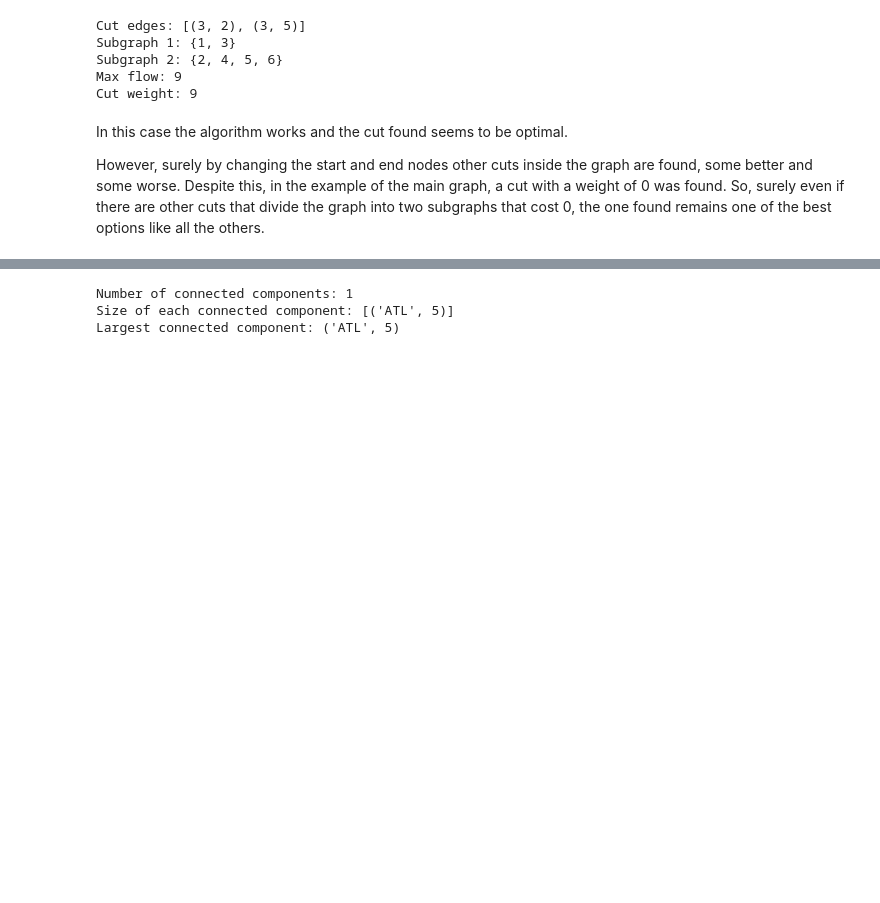
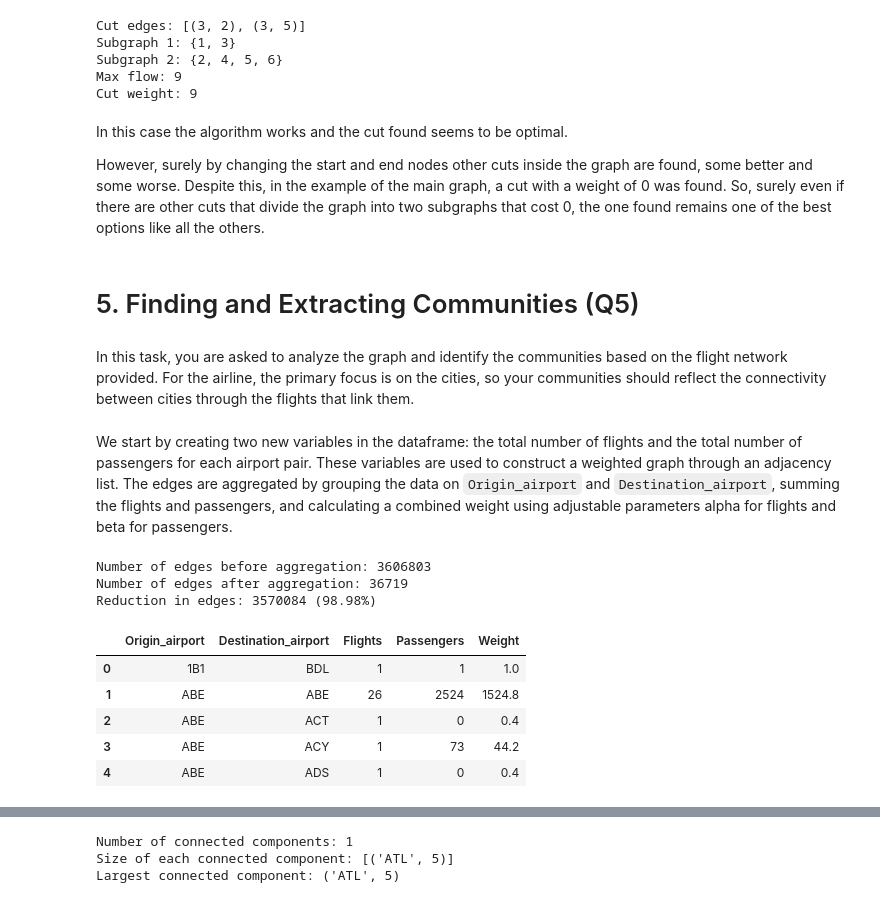
Before and after one commit to lebj995/ADM_HW5, a Jupyter notebook: main.ipynb, the cells around one changed output, grey strips where cells are left out. Saved outputs shown, nothing was run; the diff lists cells and outputs as text; code cells hidden in the pictures; blank space fills up the shorter version.

```diff
--- a/main.ipynb
+++ b/main.ipynb
@@ -858,3 +854,5 @@ Cut weight: 9
 In this case the algorithm works and the cut found seems to be optimal.
 
 However, surely by changing the start and end nodes other cuts inside the graph are found, some better and some worse. Despite this, in the example of the main graph, a cut with a weight of 0 was found. So, surely even if there are other cuts that divide the graph into two subgraphs that cost 0, the one found remains one of the best options like all the others.
+# %% [markdown]
+# 5. Finding and Extracting Communities (Q5)
@@ -860,0 +861,56 @@ However, surely by changing the start and end nodes other cuts inside the graph
+# %% [markdown]
+In this task, you are asked to analyze the graph and identify the communities based on the flight network provided. For the airline, the primary focus is on the cities, so your communities should reflect the connectivity between cities through the flights that link them.
+# %% [markdown]
+We start by creating two new variables in the dataframe: the total number of flights and the total number of passengers for each airport pair. These variables are used to construct a weighted graph through an adjacency list. The edges are aggregated by grouping the data on `Origin_airport` and `Destination_airport`, summing the flights and passengers, and calculating a combined weight using adjustable parameters alpha for flights and beta for passengers.
+# %%
+# Each pair of Origin_airport and Destination_airport is counted as an edge
+num_edges_before = len(airports)
+
+# Aggregation to reduce the number of edges
+alpha = 0.4  # Weight for the number of flights
+beta = 0.6   # Weight for the number of passengers
+
+# Group by airport pairs
+df_agg = airports.groupby(['Origin_airport', 'Destination_airport'], as_index=False).agg({
+    'Flights': 'sum',
+    'Passengers': 'sum'
+})
+
+# Calculate the combined weight
+df_agg['Weight'] = alpha * df_agg['Flights'] + beta * df_agg['Passengers']
+
+# Number of edges after aggregation
+num_edges_after = len(df_agg)
+
+# Create the weighted adjacency list
+adj_list_weighted = {}
+for index, row in df_agg.iterrows():
+    origin = row['Origin_airport']
+    destination = row['Destination_airport']
+    weight = row['Weight']
+
+    if origin not in adj_list_weighted:
+        adj_list_weighted[origin] = {}
+    if destination not in adj_list_weighted:
+        adj_list_weighted[destination] = {}
+
+    adj_list_weighted[origin][destination] = weight
+    adj_list_weighted[destination][origin] = weight
+
+# Output results
+print(f"Number of edges before aggregation: {num_edges_before}")
+print(f"Number of edges after aggregation: {num_edges_after}")
+print(f"Reduction in edges: {num_edges_before - num_edges_after} ({((num_edges_before - num_edges_after) / num_edges_before) * 100:.2f}%)")
+# %% [output]
+Number of edges before aggregation: 3606803
+Number of edges after aggregation: 36719
+Reduction in edges: 3570084 (98.98%)
+# %%
+df_agg.head()
+# %% [output]
+|  | Origin_airport | Destination_airport | Flights | Passengers | Weight |
+| 0 | 1B1 | BDL | 1 | 1 | 1.0 |
+| 1 | ABE | ABE | 26 | 2524 | 1524.8 |
+| 2 | ABE | ACT | 1 | 0 | 0.4 |
+| 3 | ABE | ACY | 1 | 73 | 44.2 |
+| 4 | ABE | ADS | 1 | 0 | 0.4 |
```
Also changed, not shown: parts of 27 cells of this notebook, 3 other files.
